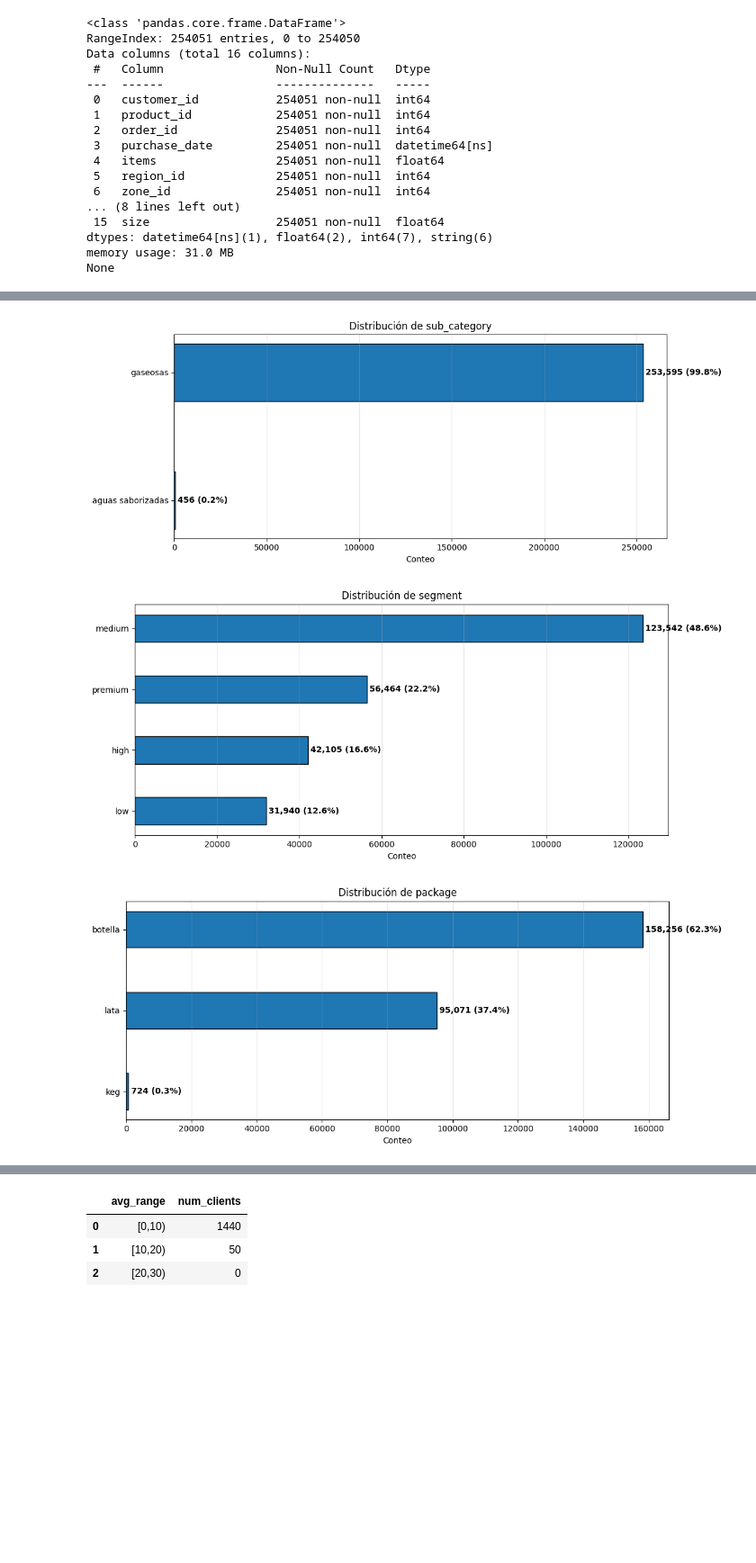
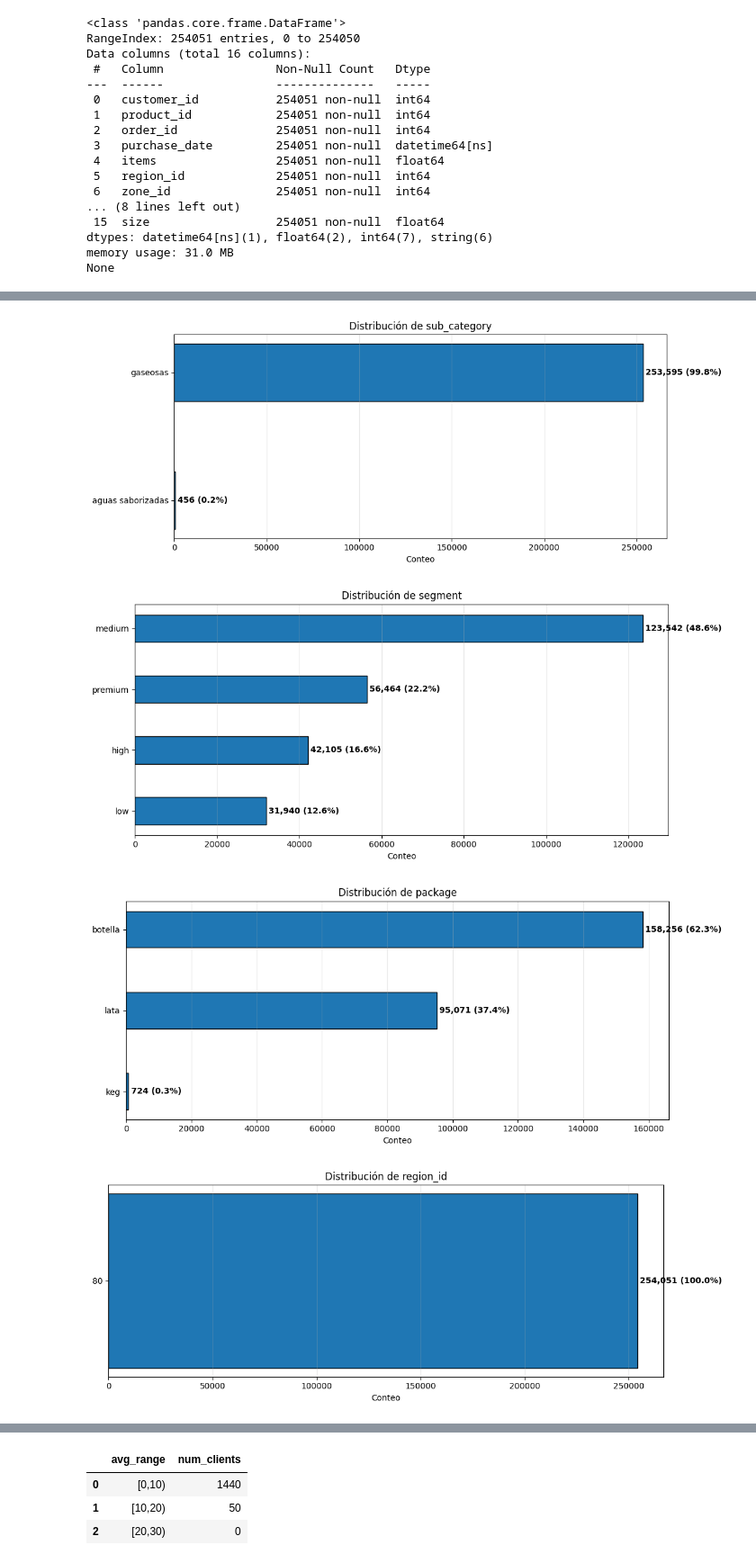
Before and after one commit to Mpalma325/Laboratorio-de-Programacion-Cientifica-para-Ciencia-de-Datos, a Jupyter notebook: Entrega1_LabCDD.ipynb, the cells around one changed output, grey strips where cells are left out. Shown at 90% size. Saved outputs shown, nothing was run; the diff lists cells and outputs as text; code cells hidden in the pictures; blank space fills up the shorter version.

```diff
--- a/Entrega1_LabCDD.ipynb
+++ b/Entrega1_LabCDD.ipynb
@@ -285,32 +443,33 @@ En este caso, se observa como la frecuencia de los registros es diaria. Al hacer
 # %%
 import matplotlib.pyplot as plt
 
-for c in ["customer_type","brand","category","sub_category","segment","package"]:
+for c in ["customer_type","brand","category","sub_category","segment","package","region_id","zone_id"]:
     vc = data[c].value_counts(dropna=False)
     fig, ax = plt.subplots(figsize=(11, 4 + 0.22*len(vc)))
     bars = ax.barh(vc.index.astype(str), vc.values, height=0.45, edgecolor="black")
     ax.invert_yaxis()
     ax.set_title(f"Distribución de {c}")
     ax.set_xlabel("Conteo")
     ax.grid(axis="x", alpha=0.3)
 
     ax.bar_label(
         bars,
         labels=[f"{v:,} ({v/vc.sum():.1%})" for v in vc.values],
         padding=3,
         fontsize=10,
         fontweight="bold"
     )
 
     plt.tight_layout()
     plt.show()
 # %% [output]
 [figure]
 [figure]
 [figure]
 [figure]
 [figure]
 [figure]
+[figure, added]
 # %% [markdown]
 En los gráficos anteriores se observa que efectivamente no hay valores nulos en el set de datos que hayan estado ocultos con valores como "Sin información", "N/A", "-" , etc.
 
```
Also changed, not shown: parts of 50 cells of this notebook.
